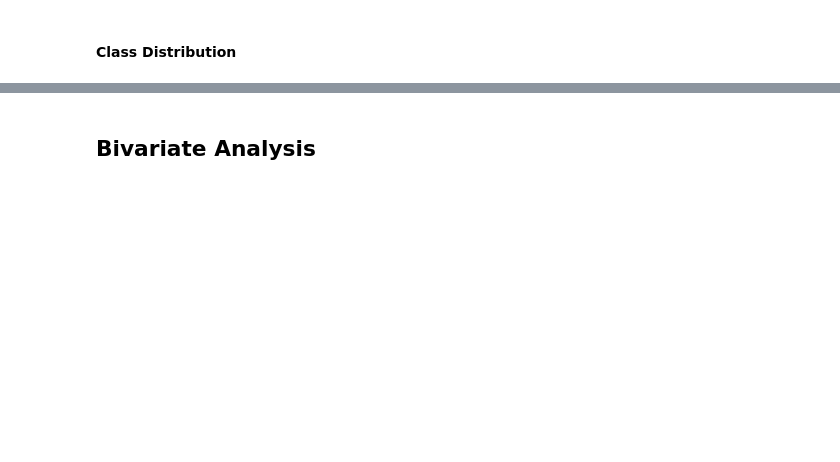
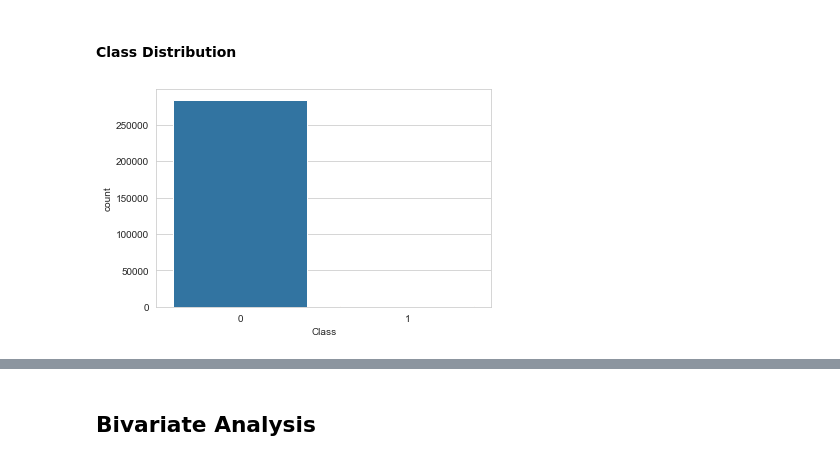
Before and after one commit to kennedynjoroge/Credit_Fraud_Prediction_Using_Kmeans, a Jupyter notebook: Credit Card Fraud Identification.ipynb, the cells around one changed output, grey strips where cells are left out. Saved outputs shown, nothing was run; the diff lists cells and outputs as text; code cells hidden in the pictures; blank space fills up the shorter version.

```diff
--- a/Credit Card Fraud Identification.ipynb
+++ b/Credit Card Fraud Identification.ipynb
@@ -233,3 +342,9 @@ plt.show()
 # %% [markdown]
 #### Class Distribution
+# %%
+sns.set_style('whitegrid')
+sns.countplot(df['Class'])
+plt.show()
+# %% [output]
+[figure, added]
 # %%
```
Also changed, not shown: parts of 36 cells of this notebook.
